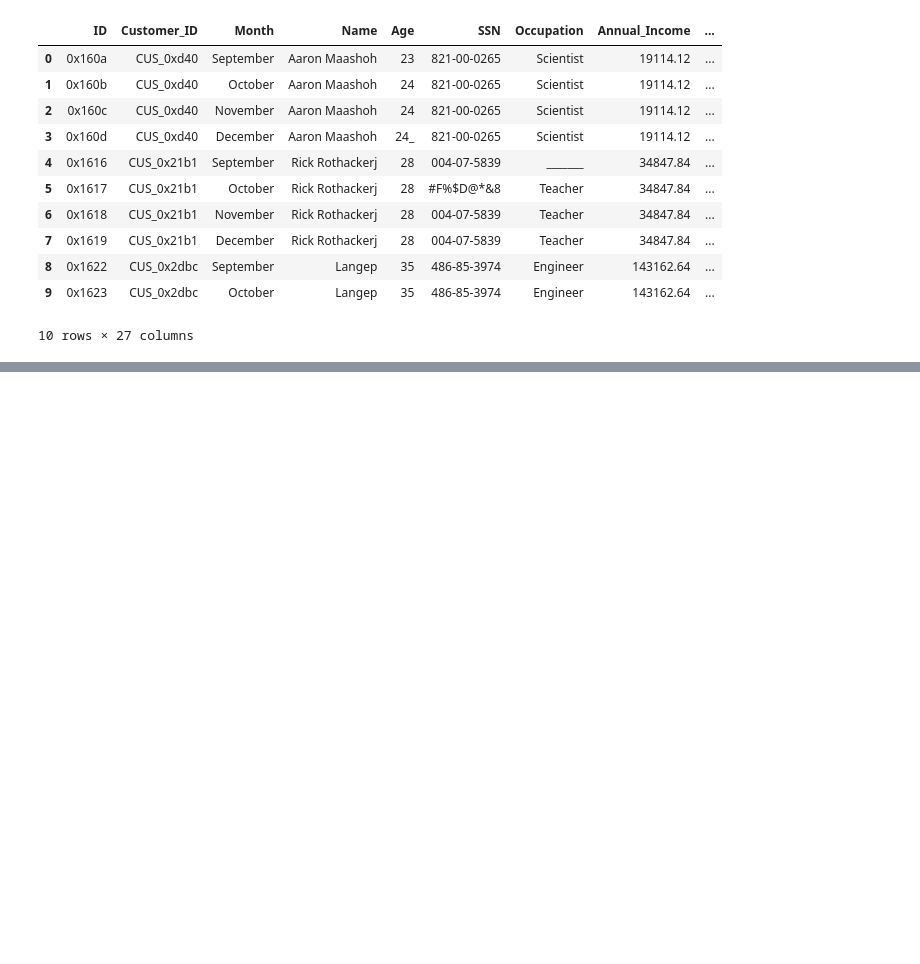
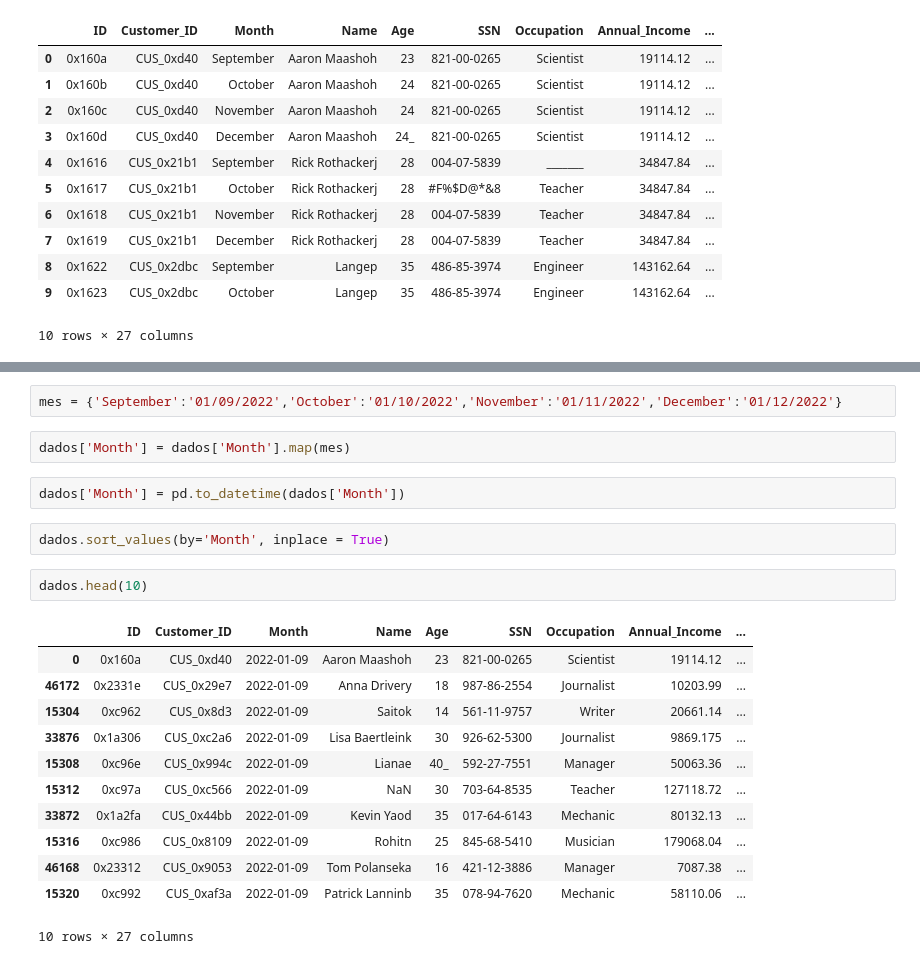
Before and after one commit to julianacamara98/intro_python_2023_ProjetoFinal, a Jupyter notebook: EDA.ipynb, the cells around one changed output, grey strips where cells are left out. Drawn from its saved outputs; the diff is of its cells as text; blank space fills up the shorter version.

```diff
--- a/EDA.ipynb
+++ b/EDA.ipynb
@@ -21,0 +105,23 @@ dados.head(10)
+# %%
+mes = {'September':'01/09/2022','October':'01/10/2022','November':'01/11/2022','December':'01/12/2022'}
+# %%
+dados['Month'] = dados['Month'].map(mes)
+# %%
+dados['Month'] = pd.to_datetime(dados['Month'])
+# %%
+dados.sort_values(by='Month', inplace = True)
+# %%
+dados.head(10)
+# %% [output]
+|  | ID | Customer_ID | Month | Name | Age | SSN | Occupation | Annual_Income | ... |
+| 0 | 0x160a | CUS_0xd40 | 2022-01-09 | Aaron Maashoh | 23 | 821-00-0265 | Scientist | 19114.12 | ... |
+| 46172 | 0x2331e | CUS_0x29e7 | 2022-01-09 | Anna Drivery | 18 | 987-86-2554 | Journalist | 10203.99 | ... |
+| 15304 | 0xc962 | CUS_0x8d3 | 2022-01-09 | Saitok | 14 | 561-11-9757 | Writer | 20661.14 | ... |
+| 33876 | 0x1a306 | CUS_0xc2a6 | 2022-01-09 | Lisa Baertleink | 30 | 926-62-5300 | Journalist | 9869.175 | ... |
+| 15308 | 0xc96e | CUS_0x994c | 2022-01-09 | Lianae | 40_ | 592-27-7551 | Manager | 50063.36 | ... |
+| 15312 | 0xc97a | CUS_0xc566 | 2022-01-09 | NaN | 30 | 703-64-8535 | Teacher | 127118.72 | ... |
+| 33872 | 0x1a2fa | CUS_0x44bb | 2022-01-09 | Kevin Yaod | 35 | 017-64-6143 | Mechanic | 80132.13 | ... |
+| 15316 | 0xc986 | CUS_0x8109 | 2022-01-09 | Rohitn | 25 | 845-68-5410 | Musician | 179068.04 | ... |
+| 46168 | 0x23312 | CUS_0x9053 | 2022-01-09 | Tom Polanseka | 16 | 421-12-3886 | Manager | 7087.38 | ... |
+| 15320 | 0xc992 | CUS_0xaf3a | 2022-01-09 | Patrick Lanninb | 35 | 078-94-7620 | Mechanic | 58110.06 | ... |
+10 rows × 27 columns
```
Also changed, not shown: parts of 26 cells of this notebook.
